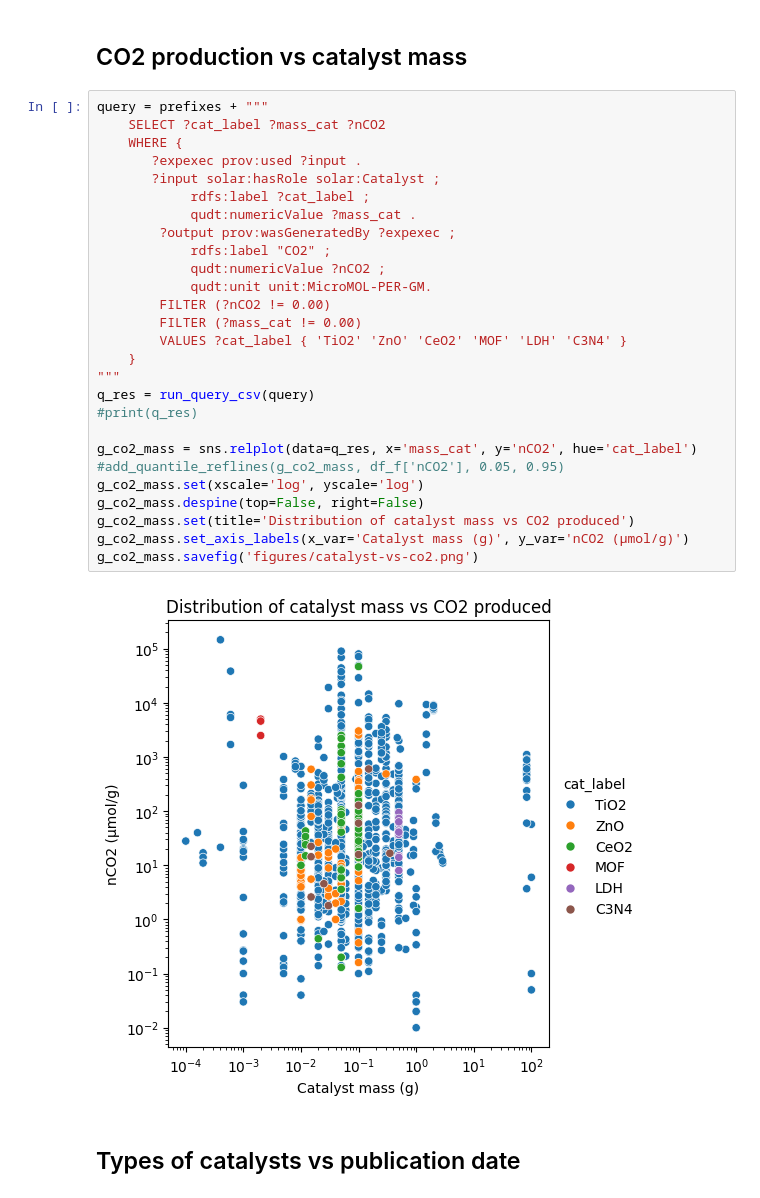
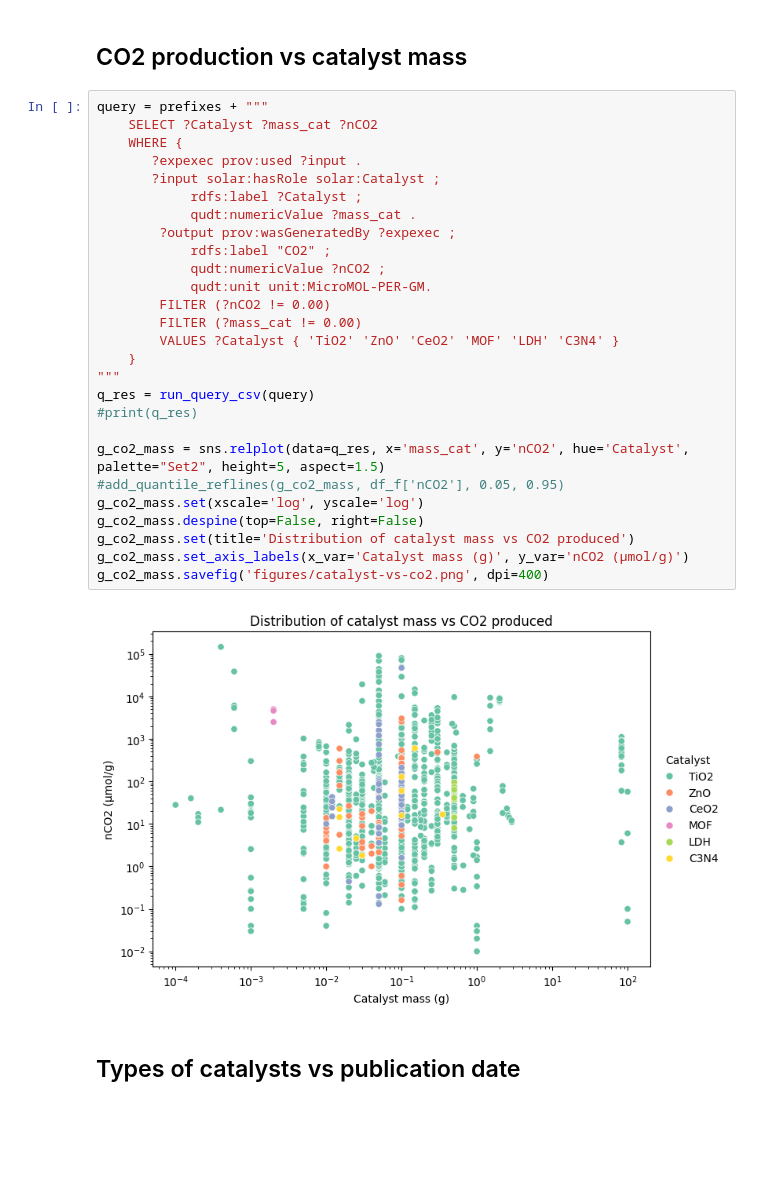
Before and after one commit to SolarChem/solarchem-kg, a Jupyter notebook: notebooks/queries-and-figures.ipynb, the cells around one changed output. Saved outputs shown, nothing was run; the diff lists cells and outputs as text; blank space fills up the shorter version.

```diff
--- a/notebooks/queries-and-figures.ipynb
+++ b/notebooks/queries-and-figures.ipynb
@@ -161,33 +168,33 @@ g_co2.savefig('figures/co2-conversion.png')
 ## CO2 production vs catalyst mass
 # %%
 query = prefixes + """
-    SELECT ?cat_label ?mass_cat ?nCO2
+    SELECT ?Catalyst ?mass_cat ?nCO2
     WHERE {
        ?expexec prov:used ?input .
        ?input solar:hasRole solar:Catalyst ;
-            rdfs:label ?cat_label ;
+            rdfs:label ?Catalyst ;
             qudt:numericValue ?mass_cat .
         ?output prov:wasGeneratedBy ?expexec ;
             rdfs:label "CO2" ;
             qudt:numericValue ?nCO2 ;
             qudt:unit unit:MicroMOL-PER-GM.
         FILTER (?nCO2 != 0.00)
         FILTER (?mass_cat != 0.00)
-        VALUES ?cat_label { 'TiO2' 'ZnO' 'CeO2' 'MOF' 'LDH' 'C3N4' }
+        VALUES ?Catalyst { 'TiO2' 'ZnO' 'CeO2' 'MOF' 'LDH' 'C3N4' }
     }
 """
 q_res = run_query_csv(query)
 #print(q_res)
 
-g_co2_mass = sns.relplot(data=q_res, x='mass_cat', y='nCO2', hue='cat_label')
+g_co2_mass = sns.relplot(data=q_res, x='mass_cat', y='nCO2', hue='Catalyst', palette="Set2", height=5, aspect=1.5)
 #add_quantile_reflines(g_co2_mass, df_f['nCO2'], 0.05, 0.95)
 g_co2_mass.set(xscale='log', yscale='log')
 g_co2_mass.despine(top=False, right=False)
 g_co2_mass.set(title='Distribution of catalyst mass vs CO2 produced')
 g_co2_mass.set_axis_labels(x_var='Catalyst mass (g)', y_var='nCO2 (μmol/g)')
-g_co2_mass.savefig('figures/catalyst-vs-co2.png')
+g_co2_mass.savefig('figures/catalyst-vs-co2.png', dpi=400)
 # %% [output]
-[figure, old version]
+[figure, new version]
 # %% [markdown]
 ## Types of catalysts vs publication date
 # %%
```
Also changed, not shown: parts of 8 cells of this notebook, 5 other files.
